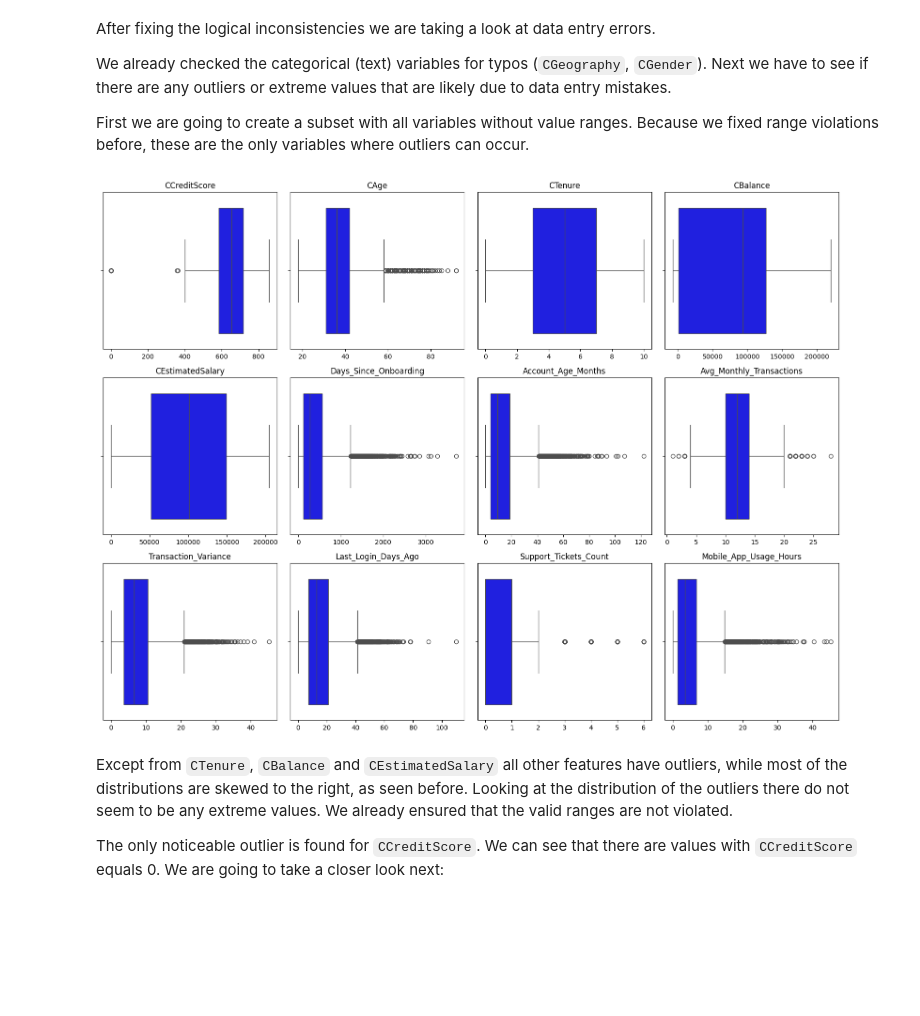
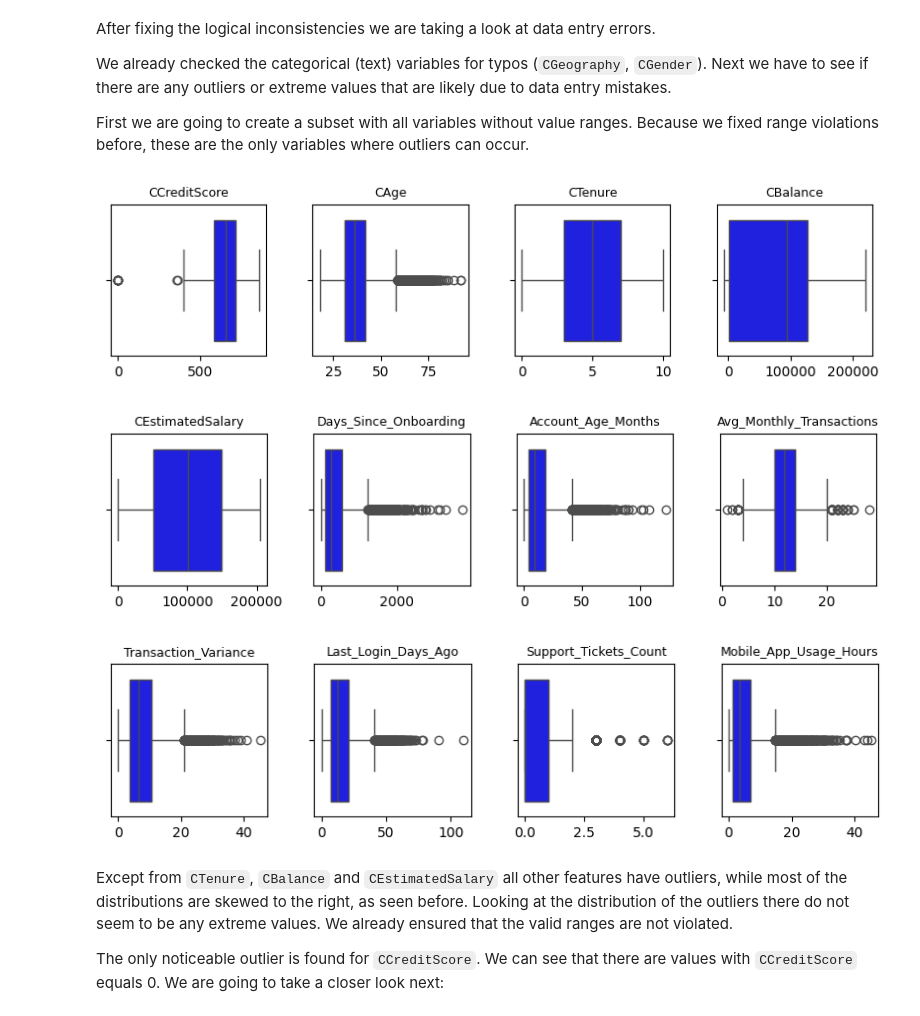
Before and after one commit to nncsimo/DSML2526, a Jupyter notebook: Abgabe/Assignment_01_3214721.ipynb, the cells around one changed output. Cells and saved outputs as stored; diff of their text form; code cells hidden in the pictures; blank space fills up the shorter version.

```diff
--- a/Abgabe/Assignment_01_3214721.ipynb
+++ b/Abgabe/Assignment_01_3214721.ipynb
@@ -462,7 +329,0 @@ def handle_range_violations(df, column, min_val, max_val, strategy='impute'):
-# %%
-for column, (min_val, max_val) in valid_ranges.items():
-    if column in violations:
-        strategy = "impute"
-        FinTech_cleaned = handle_range_violations(
-            FinTech_cleaned, column, min_val, max_val, strategy
-        )
@@ -548,23 +397,12 @@ numeric_cols = ['CCreditScore', 'CAge', 'CTenure', 'CBalance', 'CEstimatedSalary
                 'Mobile_App_Usage_Hours']
 
 cols = [c for c in numeric_cols if c in FinTech_cleaned.columns]
-# %%
-n = len(cols)
-ncols = 4
-nrows = math.ceil(n / ncols)
-fig, axes = plt.subplots(nrows, ncols, figsize=(4*ncols, 4*nrows))
-axes = axes.flatten()
-
-for i, col in enumerate(cols):
-    sns.boxplot(x=FinTech_cleaned[col], ax=axes[i], color='blue', orient='h')
-    axes[i].set_title(col)
-    axes[i].set_xlabel('')
-    axes[i].set_ylabel('')
-
-plt.tight_layout()
-plt.show()
-# %% [output]
-[figure, removed]
+# %%
+plot_grid(FinTech_cleaned, cols, ncols=4, plot_type='box')
+# %% [output]
+[figure, added]
+[figure, added]
+[figure, added]
 # %% [markdown]
 Except from `CTenure`, `CBalance` and `CEstimatedSalary` all other features have outliers, while most of the distributions are skewed to the right, as seen before. Looking at the distribution of the outliers there do not seem to be any extreme values. We already ensured that the valid ranges are not violated.
 
```
Also changed, not shown: parts of 52 cells of this notebook.
